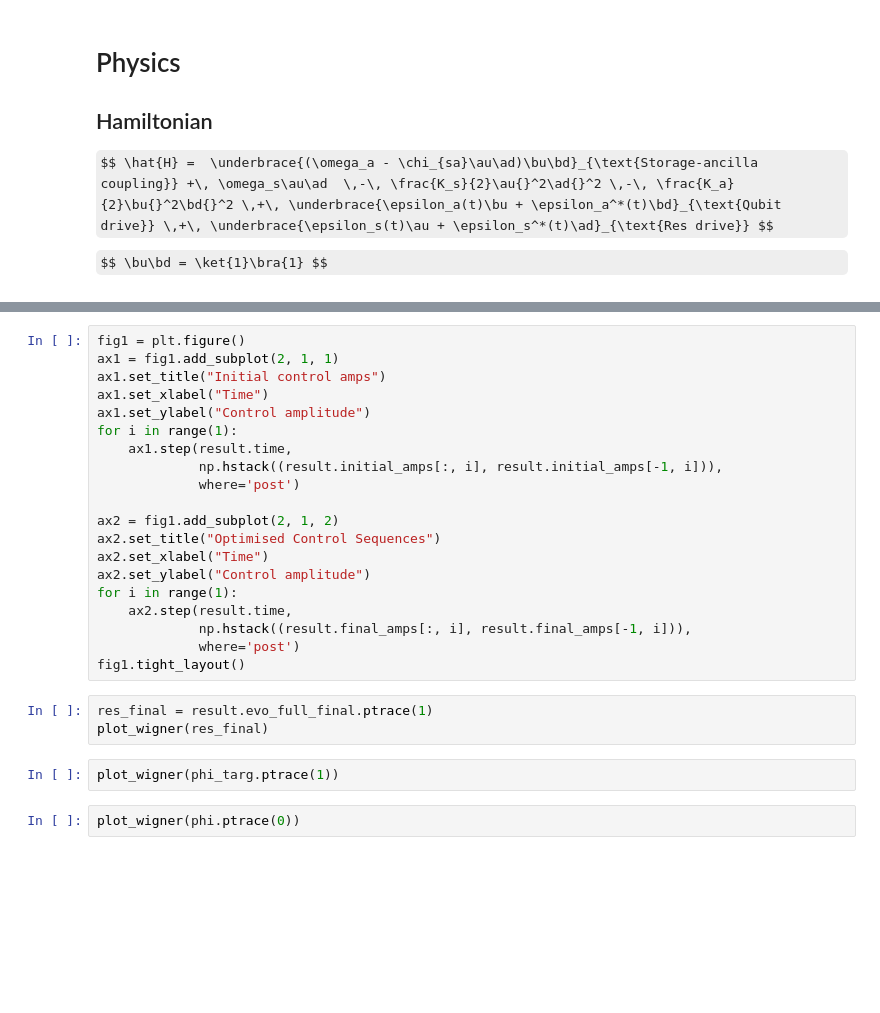
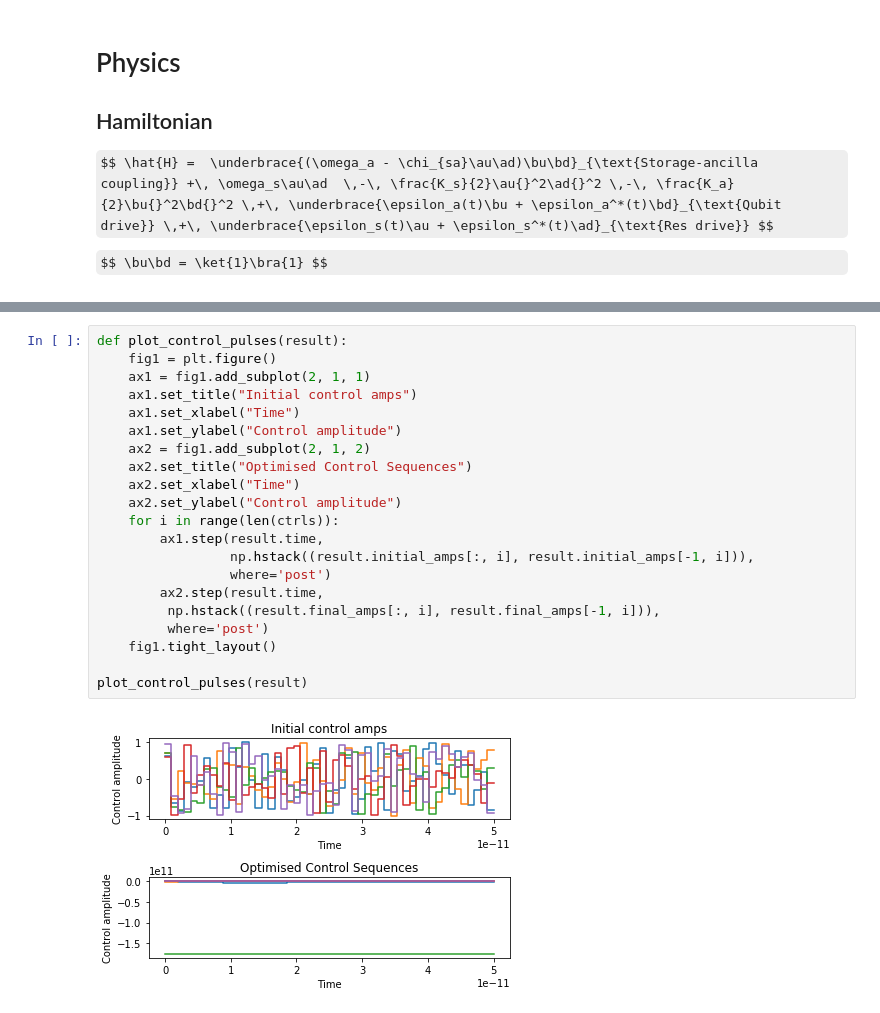
Before and after one commit to JohanWinther/cat-state-encoding, a Jupyter notebook: cat-state-encoding.ipynb, the cells around one changed output, grey strips where cells are left out. Saved outputs shown, nothing was run; the diff lists cells and outputs as text; some formulas as TeX source; blank space fills up the shorter version.

```diff
--- a/cat-state-encoding.ipynb
+++ b/cat-state-encoding.ipynb
@@ -147,27 +184,23 @@ print("Completed in {} HH:MM:SS.US".format(datetime.timedelta(seconds=result.wal
 # %%
-fig1 = plt.figure()
-ax1 = fig1.add_subplot(2, 1, 1)
-ax1.set_title("Initial control amps")
-ax1.set_xlabel("Time")
-ax1.set_ylabel("Control amplitude")
-for i in range(1):
-    ax1.step(result.time,
-             np.hstack((result.initial_amps[:, i], result.initial_amps[-1, i])),
-             where='post')
+def plot_control_pulses(result):
+    fig1 = plt.figure()
+    ax1 = fig1.add_subplot(2, 1, 1)
+    ax1.set_title("Initial control amps")
+    ax1.set_xlabel("Time")
+    ax1.set_ylabel("Control amplitude")
+    ax2 = fig1.add_subplot(2, 1, 2)
+    ax2.set_title("Optimised Control Sequences")
+    ax2.set_xlabel("Time")
+    ax2.set_ylabel("Control amplitude")
+    for i in range(len(ctrls)):
+        ax1.step(result.time,
+                 np.hstack((result.initial_amps[:, i], result.initial_amps[-1, i])),
+                 where='post')
+        ax2.step(result.time,
+         np.hstack((result.final_amps[:, i], result.final_amps[-1, i])),
+         where='post')
+    fig1.tight_layout()
 
-ax2 = fig1.add_subplot(2, 1, 2)
-ax2.set_title("Optimised Control Sequences")
-ax2.set_xlabel("Time")
-ax2.set_ylabel("Control amplitude")
-for i in range(1):
-    ax2.step(result.time,
-             np.hstack((result.final_amps[:, i], result.final_amps[-1, i])),
-             where='post')
-fig1.tight_layout()
+plot_control_pulses(result)
+# %% [output]
+[figure, added]
-# %%
-res_final = result.evo_full_final.ptrace(1)
-plot_wigner(res_final)
-# %%
-plot_wigner(phi_targ.ptrace(1))
-# %%
-plot_wigner(phi.ptrace(0))
```
Also changed, not shown: parts of 8 cells of this notebook, 2 other files.
